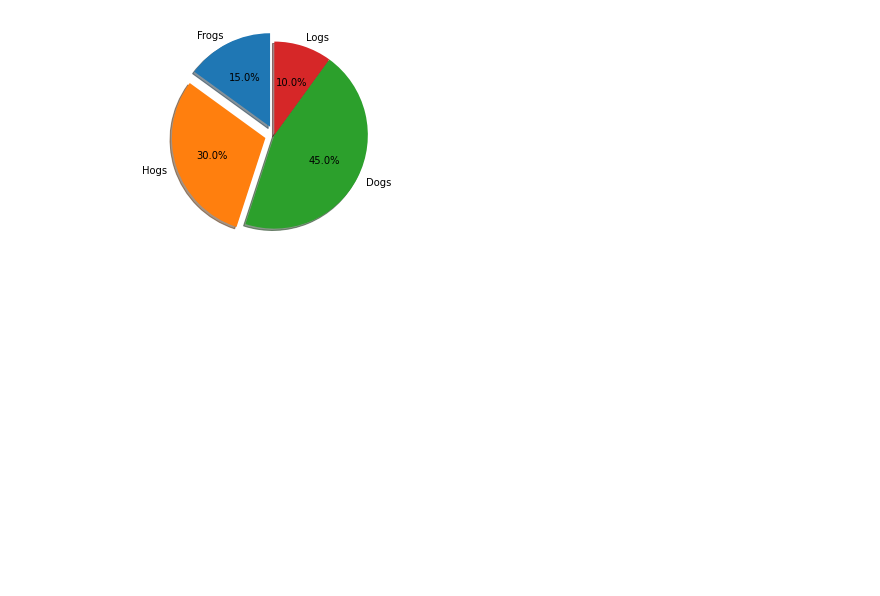
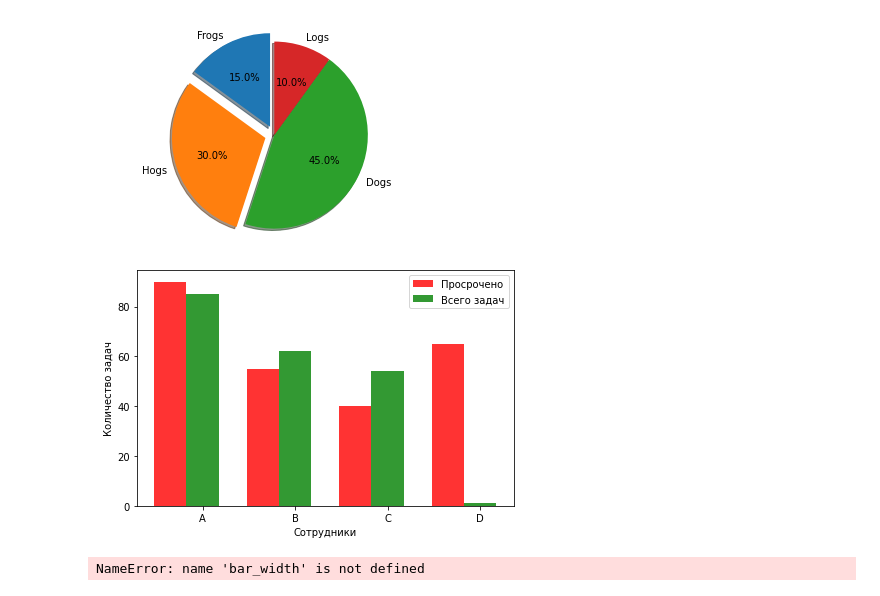
Before and after one commit to darow/ErkerWebExts, a Jupyter notebook: TestWebExt/src/Без названия.ipynb, the cells around one changed output. Drawn from its saved outputs; the diff is of its cells as text; code cells hidden in the pictures; blank space fills up the shorter version.

```diff
--- a/TestWebExt/src/Без названия.ipynb
+++ b/TestWebExt/src/Без названия.ipynb
@@ -16,3 +18,37 @@ plt.savefig("temp.html", format="svg")
 plt.show()
 # %% [output]
 [figure]
+# %%
+# data to plot
+n_groups = 4
+labels = ('A', 'B', 'C', 'D')
+means_frank = (90, 55, 40, 65)
+means_guido = (85, 62, 54, 1)
+
+# create plot
+fig, ax = plt.subplots()
+index = np.arange(n_groups)
+bar_width = 0.35
+opacity = 0.8
+
+rects1 = plt.bar(index, means_frank, bar_width,
+alpha=opacity,
+color='r',
+label='Просрочено')
+
+rects2 = plt.bar(index + bar_width, means_guido, bar_width,
+alpha=opacity,
+color='g',
+label='Всего задач')
+
+plt.xlabel('Сотрудники')
+plt.ylabel('Количество задач')
+plt.title('')
+plt.xticks(index + bar_width, labels)
+plt.legend()
+
+plt.tight_layout()
+plt.show()
+labels = 'Просрочено', 'Не просрочено'
+# %% [output]
+[figure, added]
@@ -18,0 +87,16 @@ plt.show()
+# %%
+x1 = [1, 2, 3]
+y1 = [4, 5, 7]
+y2 = [2, 3, 3]
+bar_width = 0.35
+
+plt.plot(x1, y1, color='b', label='Всего')
+plt.bar(x1, y2, bar_width,
+alpha=opacity,
+color='g',
+label='За день')
+plt.legend()
+plt.xticks(rotation=45)
+plt.show()
+# %% [output]
+NameError: name 'bar_width' is not defined
```
Also changed, not shown: parts of 2 cells of this notebook, 13 other files.
